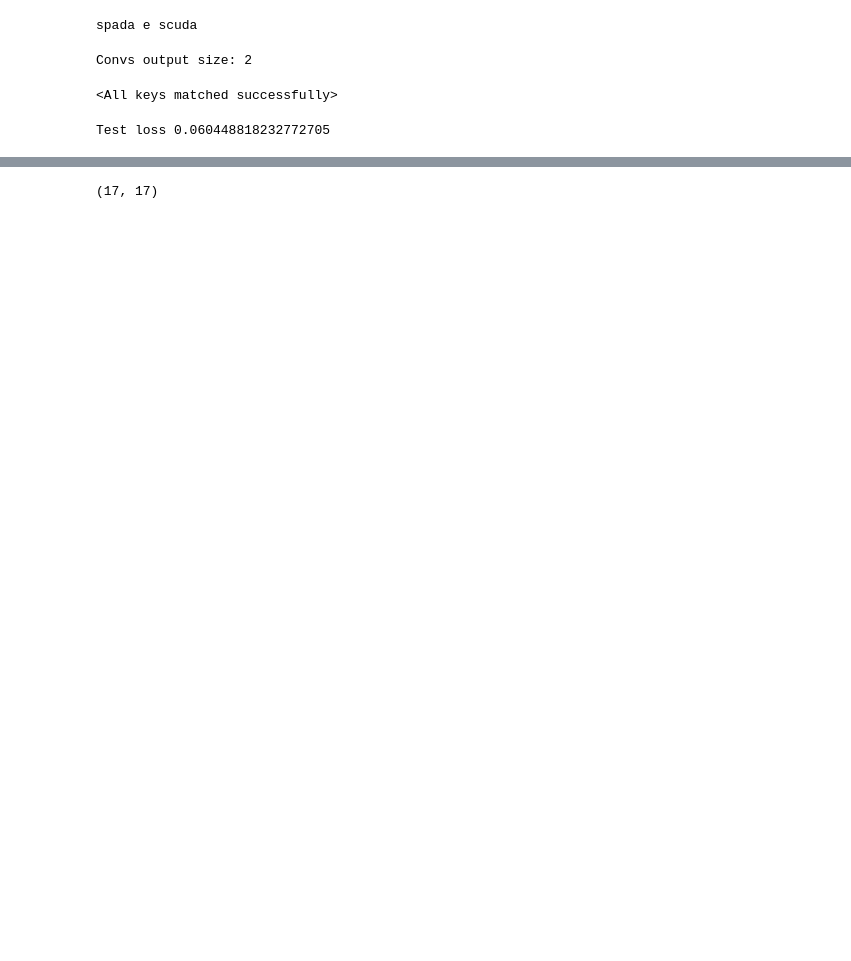
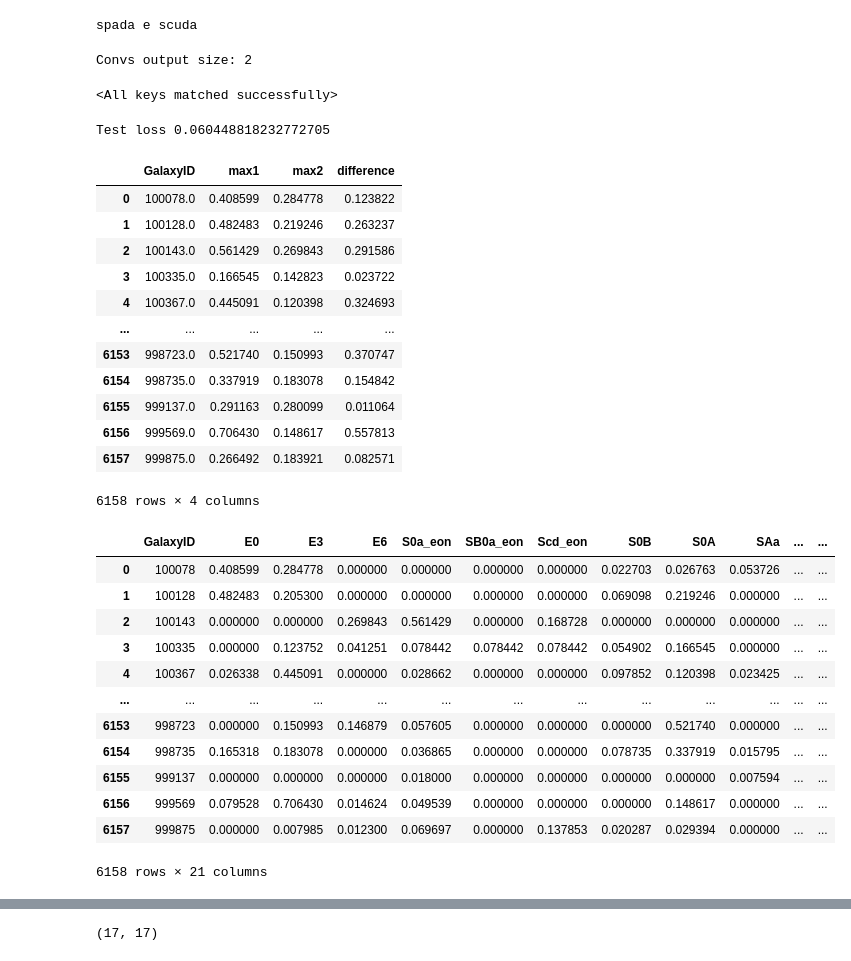
Before and after one commit to margherita-lera/GalaxyClassifier, a Jupyter notebook: jungle_confusion.ipynb, the cells around one changed output, grey strips where cells are left out. Cells and saved outputs as stored; diff of their text form; code cells hidden in the pictures; blank space fills up the shorter version.

```diff
--- a/jungle_confusion.ipynb
+++ b/jungle_confusion.ipynb
@@ -202,6 +205,44 @@ true_results['true_label'] = true_results.iloc[:,1:].idxmax(axis=1)
 true_results['true_value'] = true_results.iloc[:,1:-1].max(axis=1)
 #display(train_results)
 #display(true_results)
+# %%
+b=true_results.drop(columns=['true_label','true_value']).to_numpy()
+l=[]
+for i in b:
+    l.append(sorted(i, reverse=True)[:3])
+    x=pd.DataFrame(l,columns=['GalaxyID','max1','max2'])
+x['difference']=x['max1']-x['max2']
+display(x)
+true_results['difference']=x['difference'].values
+display(true_results)
+true_new = true_results[true_results['difference']>0.1]
+# %% [output]
+|  | GalaxyID | max1 | max2 | difference |
+| 0 | 100078.0 | 0.408599 | 0.284778 | 0.123822 |
+| 1 | 100128.0 | 0.482483 | 0.219246 | 0.263237 |
+| 2 | 100143.0 | 0.561429 | 0.269843 | 0.291586 |
+| 3 | 100335.0 | 0.166545 | 0.142823 | 0.023722 |
+| 4 | 100367.0 | 0.445091 | 0.120398 | 0.324693 |
+| ... | ... | ... | ... | ... |
+| 6153 | 998723.0 | 0.521740 | 0.150993 | 0.370747 |
+| 6154 | 998735.0 | 0.337919 | 0.183078 | 0.154842 |
+| 6155 | 999137.0 | 0.291163 | 0.280099 | 0.011064 |
+| 6156 | 999569.0 | 0.706430 | 0.148617 | 0.557813 |
+| 6157 | 999875.0 | 0.266492 | 0.183921 | 0.082571 |
+6158 rows × 4 columns
+|  | GalaxyID | E0 | E3 | E6 | S0a_eon | SB0a_eon | Scd_eon | S0B | S0A | SAa | ... | ... |
+| 0 | 100078 | 0.408599 | 0.284778 | 0.000000 | 0.000000 | 0.000000 | 0.000000 | 0.022703 | 0.026763 | 0.053726 | ... | ... |
+| 1 | 100128 | 0.482483 | 0.205300 | 0.000000 | 0.000000 | 0.000000 | 0.000000 | 0.069098 | 0.219246 | 0.000000 | ... | ... |
+| 2 | 100143 | 0.000000 | 0.000000 | 0.269843 | 0.561429 | 0.000000 | 0.168728 | 0.000000 | 0.000000 | 0.000000 | ... | ... |
+| 3 | 100335 | 0.000000 | 0.123752 | 0.041251 | 0.078442 | 0.078442 | 0.078442 | 0.054902 | 0.166545 | 0.000000 | ... | ... |
+| 4 | 100367 | 0.026338 | 0.445091 | 0.000000 | 0.028662 | 0.000000 | 0.000000 | 0.097852 | 0.120398 | 0.023425 | ... | ... |
+| ... | ... | ... | ... | ... | ... | ... | ... | ... | ... | ... | ... | ... |
+| 6153 | 998723 | 0.000000 | 0.150993 | 0.146879 | 0.057605 | 0.000000 | 0.000000 | 0.000000 | 0.521740 | 0.000000 | ... | ... |
+| 6154 | 998735 | 0.165318 | 0.183078 | 0.000000 | 0.036865 | 0.000000 | 0.000000 | 0.078735 | 0.337919 | 0.015795 | ... | ... |
+| 6155 | 999137 | 0.000000 | 0.000000 | 0.000000 | 0.018000 | 0.000000 | 0.000000 | 0.000000 | 0.000000 | 0.007594 | ... | ... |
+| 6156 | 999569 | 0.079528 | 0.706430 | 0.014624 | 0.049539 | 0.000000 | 0.000000 | 0.000000 | 0.148617 | 0.000000 | ... | ... |
+| 6157 | 999875 | 0.000000 | 0.007985 | 0.012300 | 0.069697 | 0.000000 | 0.137853 | 0.020287 | 0.029394 | 0.000000 | ... | ... |
+6158 rows × 21 columns
 # %%
 
 
```
Also changed, not shown: parts of 12 cells of this notebook, 2 other files.
